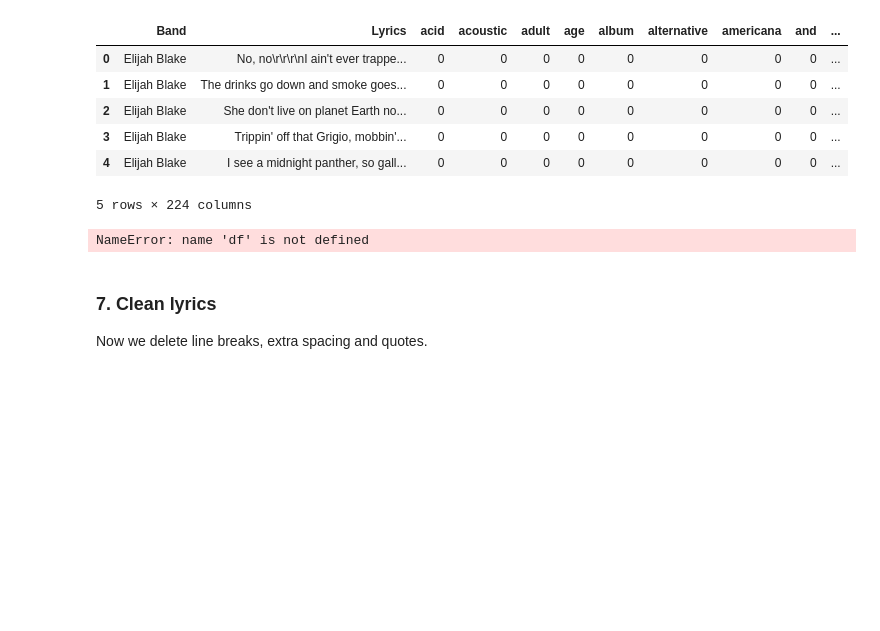
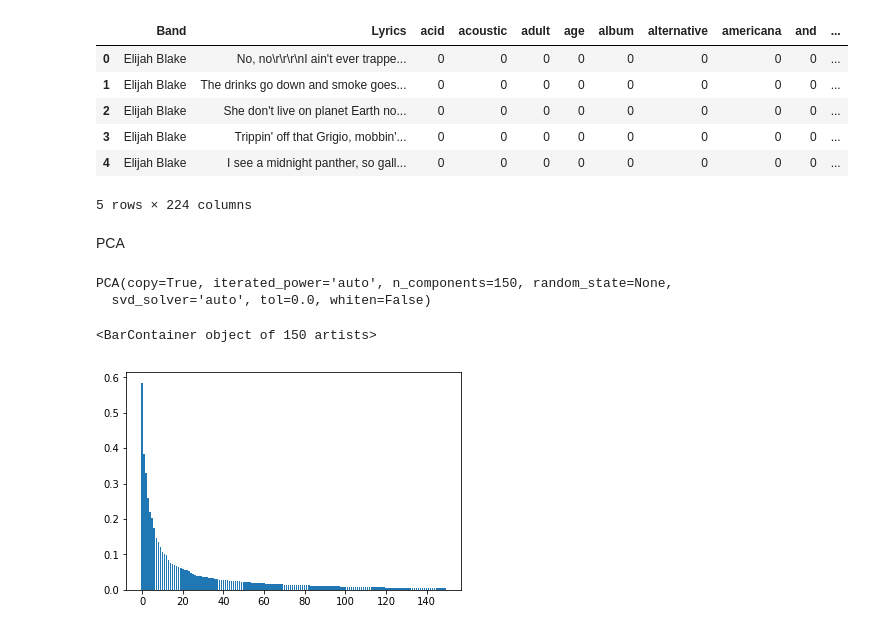
Before and after one commit to Hohenheimsenberg/LyricAnalyzer, a Jupyter notebook: 1.Dataset_Preparation.ipynb, the cells around one changed output. Saved outputs shown, nothing was run; the diff lists cells and outputs as text; code cells hidden in the pictures; blank space fills up the shorter version.

```diff
--- a/1.Dataset_Preparation.ipynb
+++ b/1.Dataset_Preparation.ipynb
@@ -479,12 +433,3 @@ df.to_csv('../dataset/Lyrics_en.csv', index=False)
 | 3 | Elijah Blake | Trippin' off that Grigio, mobbin'... | 0 | 0 | 0 | 0 | 0 | 0 | 0 | 0 | ... |
 | 4 | Elijah Blake | I see a midnight panther, so gall... | 0 | 0 | 0 | 0 | 0 | 0 | 0 | 0 | ... |
 5 rows × 224 columns
-# %%
-genres = df.groupby(['Band']).sum().reset_index(drop=True).sum()
-print(genres.describe())
-genres.sort_values().plot()
-# %% [output]
-NameError: name 'df' is not defined
-# %% [markdown]
-### 7. Clean lyrics
-Now we delete line breaks, extra spacing and quotes.
@@ -505,0 +436,23 @@ df
+# %% [markdown]
+PCA
+# %%
+from sklearn.decomposition import PCA
+import pandas as pd
+
+n_components = 150
+#final_df = pd.read_csv('../dataset/artists_final_ohe.csv')
+final_df = pd.read_csv('../dataset/Lyrics_en.csv')
+pca = PCA(n_components=n_components)
+pca.fit(final_df.loc[:, 'acid':])
+# %% [output]
+PCA(copy=True, iterated_power='auto', n_components=150, random_state=None,
+  svd_solver='auto', tol=0.0, whiten=False)
+# %%
+import matplotlib.pyplot as plt
+import numpy as np
+
+pos = np.arange(n_components)
+plt.bar(pos, pca.explained_variance_)
+# %% [output]
+<BarContainer object of 150 artists>
+[figure, added]
```
Also changed, not shown: parts of 9 cells of this notebook, 5 other files.
